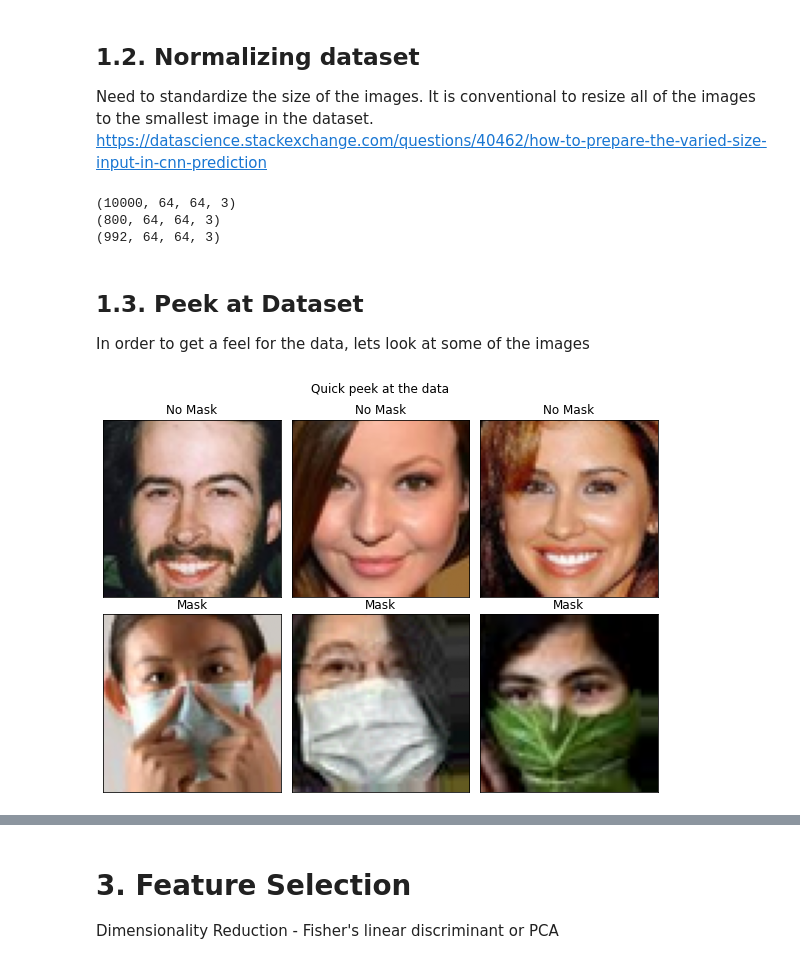
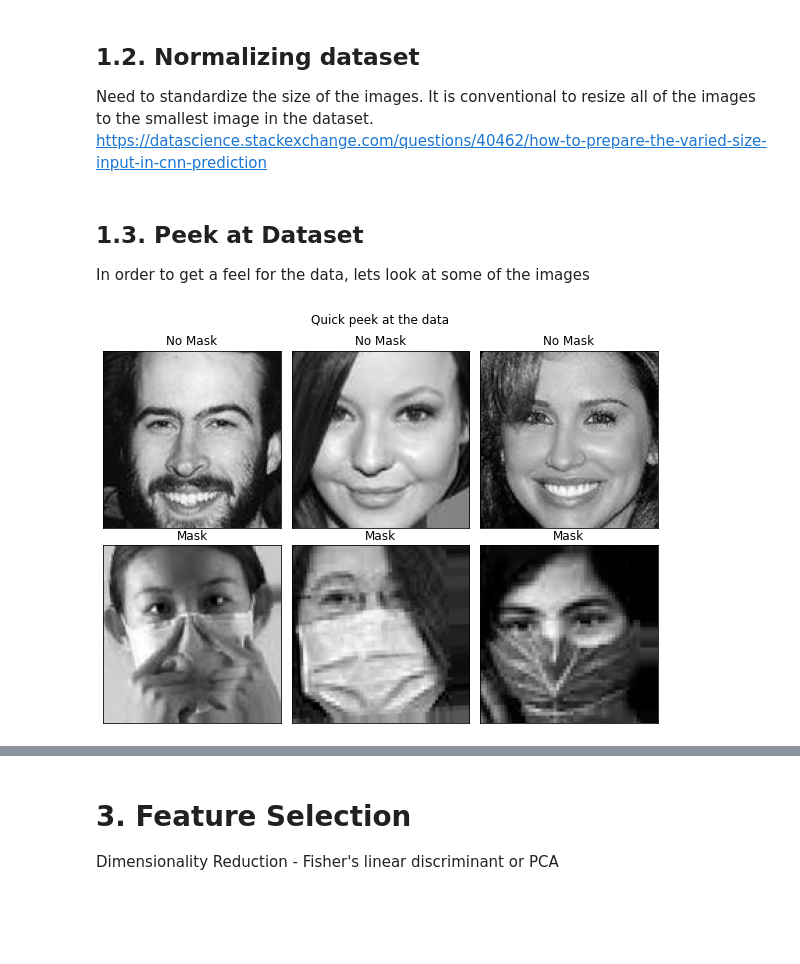
Before and after one commit to andreicozma1/CS522-TeamProject, a Jupyter notebook: main.ipynb, the cells around one changed output, grey strips where cells are left out. Cells and saved outputs as stored; diff of their text form; code cells hidden in the pictures; blank space fills up the shorter version.

```diff
--- a/main.ipynb
+++ b/main.ipynb
@@ -147,20 +143,35 @@ Need to standardize the size of the images.
 It is conventional to resize all of the images to the smallest image in the dataset.
 https://datascience.stackexchange.com/questions/40462/how-to-prepare-the-varied-size-input-in-cnn-prediction
 # %%
-# resize images
+# helper functions to resize images
 def resize_img(x:np.array, size: tuple):
-
-    return np.asarray(Image.fromarray(x, mode="RGB").resize((size[0],size[1]), resample=PIL.Image.LANCZOS))
+    return np.asarray(Image.fromarray(x).resize(size, resample=PIL.Image.LANCZOS)).astype(np.uint8)
 def resize_dataset(X, size:tuple):
-    X_new = np.zeros((len(X), size[0], size[1], size[2]))
-    print(X_new.shape)
+    X_new = np.zeros((len(X), *size))
+    size = size[:-1] if len(size) == 3 else size
     for i, x in enumerate(X):
         X_new[i] = resize_img(x, size)
     return X_new
-size = (64,64,3)
+
+# helper functions to turn images to grayscale
+def img2grayscale(img: np.array):
+    return np.asarray(ImageOps.grayscale(Image.fromarray(img.astype(np.uint8),'RGB'))).astype(np.uint8)
+def dataset2grayscale(X):
+    X_new = []
+    for  x in X:
+        X_new.append(img2grayscale(x))
+    return X_new
+
+# resize training data
+size = (128,128,3)
 X_train_resized = resize_dataset(X_train, size)
 X_validation_resized = resize_dataset(X_validation, size)
 X_test_resized = resize_dataset(X_test, size)
+
+# create a set of grayscale training data
+X_train_gray = dataset2grayscale(X_train_resized)
+X_validation_gray = dataset2grayscale(X_validation_resized)
+X_test_gray = dataset2grayscale(X_test_resized)
 
 # min-max scale images
 def min_max_scale_img(x:np.array):
@@ -172,41 +183,42 @@ def min_max_scale_dataset(X):
     for x in X:
         X_new.append(min_max_scale_img(x))
     return X_new
+
+# normalize both the rgb and grayscale data
 X_train_norm = min_max_scale_dataset(X_train_resized)
 X_validation_norm = min_max_scale_dataset(X_validation_resized)
 X_test_norm = min_max_scale_dataset(X_test_resized)
+X_train_gray_norm = min_max_scale_dataset(X_train_gray)
+X_validation_gray_norm = min_max_scale_dataset(X_train_gray)
+X_test_gray_norm = min_max_scale_dataset(X_train_gray)
-# %% [output]
-(10000, 64, 64, 3)
-(800, 64, 64, 3)
-(992, 64, 64, 3)
 # %% [markdown]
 ## 1.3. Peek at Dataset
 In order to get a feel for the data, lets look at some of the images
 # %%
 def plot_img_grid(img, label, size, pos):
     """
     given the image, its label, the size of the grid, and its position on the grid,
     create a grid of images displaying images in the dataset
     """
     ax = plt.subplot2grid(size, pos)
     ax.tick_params(left = False, right = False , labelleft = False ,
                    labelbottom = False, bottom = False)
     ax.title.set_text(label)
-    ax.imshow(img)
+    ax.imshow(img,cmap='gray')
 
 fig = plt.figure(figsize=(8,6))
 fig.suptitle('Quick peek at the data')
-plot_img_grid(X_train_norm[0], 'No Mask', (2,3),(0,0))
-plot_img_grid(X_train_norm[1000], 'No Mask', (2,3),(0,1))
-plot_img_grid(X_train_norm[2000], 'No Mask', (2,3),(0,2))
-plot_img_grid(X_train_norm[7000], 'Mask', (2,3),(1,0))
-plot_img_grid(X_train_norm[8001], 'Mask', (2,3),(1,1))
-plot_img_grid(X_train_norm[9004], 'Mask', (2,3),(1,2))
+plot_img_grid(X_train_gray_norm[0], 'No Mask', (2,3),(0,0))
+plot_img_grid(X_train_gray_norm[1000], 'No Mask', (2,3),(0,1))
+plot_img_grid(X_train_gray_norm[2000], 'No Mask', (2,3),(0,2))
+plot_img_grid(X_train_gray_norm[7000], 'Mask', (2,3),(1,0))
+plot_img_grid(X_train_gray_norm[8001], 'Mask', (2,3),(1,1))
+plot_img_grid(X_train_gray_norm[9004], 'Mask', (2,3),(1,2))
 plt.tight_layout()
 plt.savefig('./img/faces.png', dpi=500)
 plt.show()
 # %% [output]
-[figure, old version]
+[figure, new version]
 # %% [markdown]
 # 2. Feature extraction
 Objective: how to extract features from the raw data
```
Also changed, not shown: parts of 8 cells of this notebook, 3 other files.
